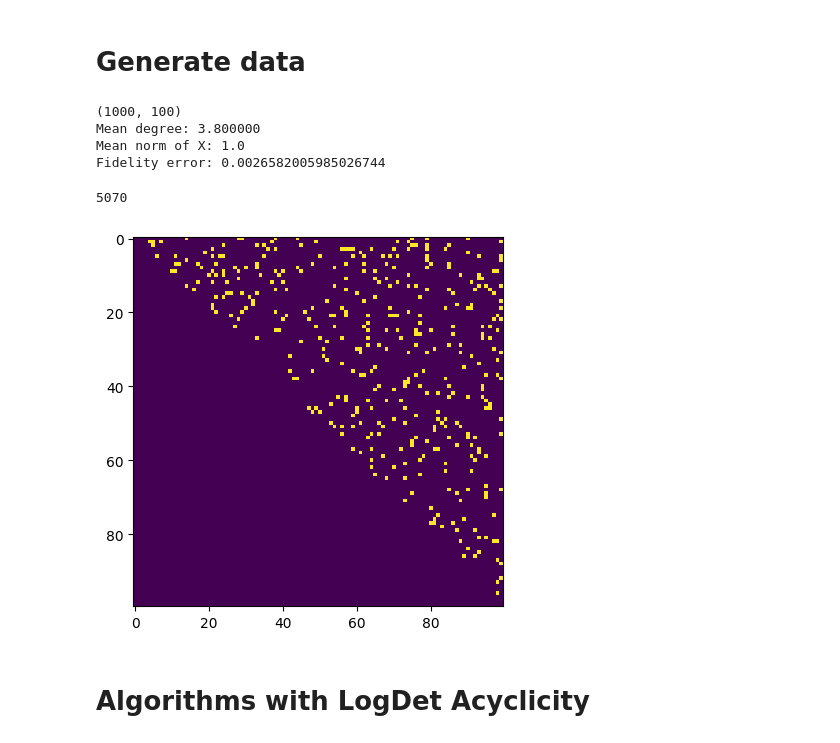
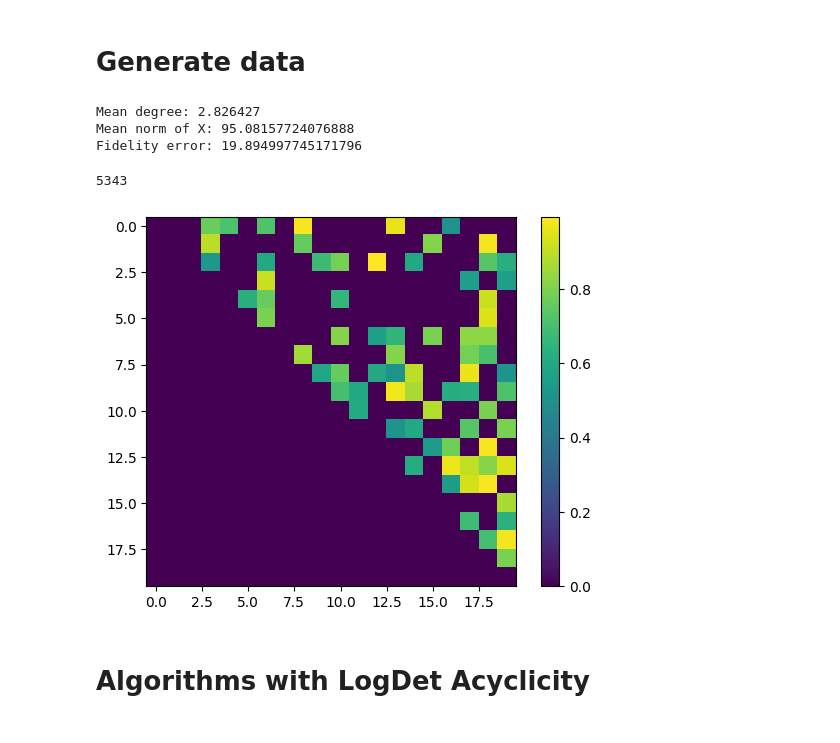
Before and after one commit to reysam93/cvx_dag_learning, a Jupyter notebook: run_algorithms.ipynb, the cells around one changed output. Drawn from its saved outputs; the diff is of its cells as text; code cells hidden in the pictures.

```diff
--- a/run_algorithms.ipynb
+++ b/run_algorithms.ipynb
@@ -9,20 +9,14 @@ import time
 import os
 from joblib import Parallel, delayed
 
-from src.model import Nonneg_dagma, MetMulDagma
+from src.model import Nonneg_dagma, MetMulDagma, MetMulColide
 import src.utils as utils
 
-from baselines.colide import colide_ev
-from baselines.dagma_linear import DAGMA_linear
-from baselines.notears import notears_linear
-
-SEED = 10
+SEED = 0 #10
 N_CPUS = os.cpu_count()
 
-# Set CPU limit for np
-# os.environ["NUMEXP_NUM_THREADS"] = str(N_CPUS)
-# os.environ["MKL_NUM_THREADS"] = str(N_CPUS)
-# os.environ["OMP_NUM_THREADS"] = str(N_CPUS)
+PATH_SACHS = './datasets/sachs/'
+DATASET = "SYNTH"  # SYNTH, SACHS
 
 np.random.seed(SEED)
 random.seed(SEED)
@@ -87,45 +106,49 @@ def plot_convergence(model, W_true):
 # Generate data
 # %%
 # DAG parameters
-N = 100
+N = 20
 g_type = 'er'
 edges = N*4
-edge_type = 'binary'  # Options: binary, positive, weighted
+edge_type = 'positive'  # Options: binary, positive, weighted
 w_range = (.5, 1)  #(.3, .9)
-norm_x = True
-M = 1000 #500
+norm_x = False
+M = 5000 # 1000 #500
 variance = 1 # 1/np.sqrt(N)
+Sigma = np.sqrt(variance)*np.ones(N)
 
-A, dag, X = utils.simulate_sem(N, M, g_type, edges, permute=False, edge_type=edge_type,
-                               w_range=w_range, noise_type='normal', var=variance)
+if DATASET == "SACHS":
+    A = np.load(PATH_SACHS + "sachs_A_matrix.npy")
+    X = np.load(PATH_SACHS + "sachs_X.npy")
+    M, N = X.shape
+else:
+    A, _, X = utils.simulate_sem(N, M, g_type, edges, permute=False, edge_type=edge_type,
+                                w_range=w_range, noise_type='normal', var=variance)
 
 if norm_x:
     X = X/la.norm(X, axis=1, keepdims=True)
 
-print(X.shape)
-
 print(f'Mean degree: {(A.sum(axis=0).mean()):2f}')
 print('Mean norm of X:', la.norm(X, axis=1).mean())
 print('Fidelity error:', 1/M*la.norm(X - X @ A, 'fro')**2)
 # %% [output]
-(1000, 100)
-Mean degree: 3.800000
-Mean norm of X: 1.0
-Fidelity error: 0.0026582005985026744
+Mean degree: 2.826427
+Mean norm of X: 95.08157724076888
+Fidelity error: 19.894997745171796
 # %%
 plt.imshow(A)
+plt.colorbar()
 
 cont = 0
 for i in range(10000):
     x = np.random.randn(N,1)
     # suma = x.T @ (np.eye(N) + A) @ x
     suma = x.T @ (A) @ x
     cont += 1 if suma < -1e-6 else 0
 
 print(cont)
 # %% [output]
-5070
+5343
-[figure, old version]
+[figure, new version]
 # %% [markdown]
 # Algorithms with LogDet Acyclicity
 # %% [markdown]
```
Also changed, not shown: parts of 30 cells of this notebook, 1 other file.
